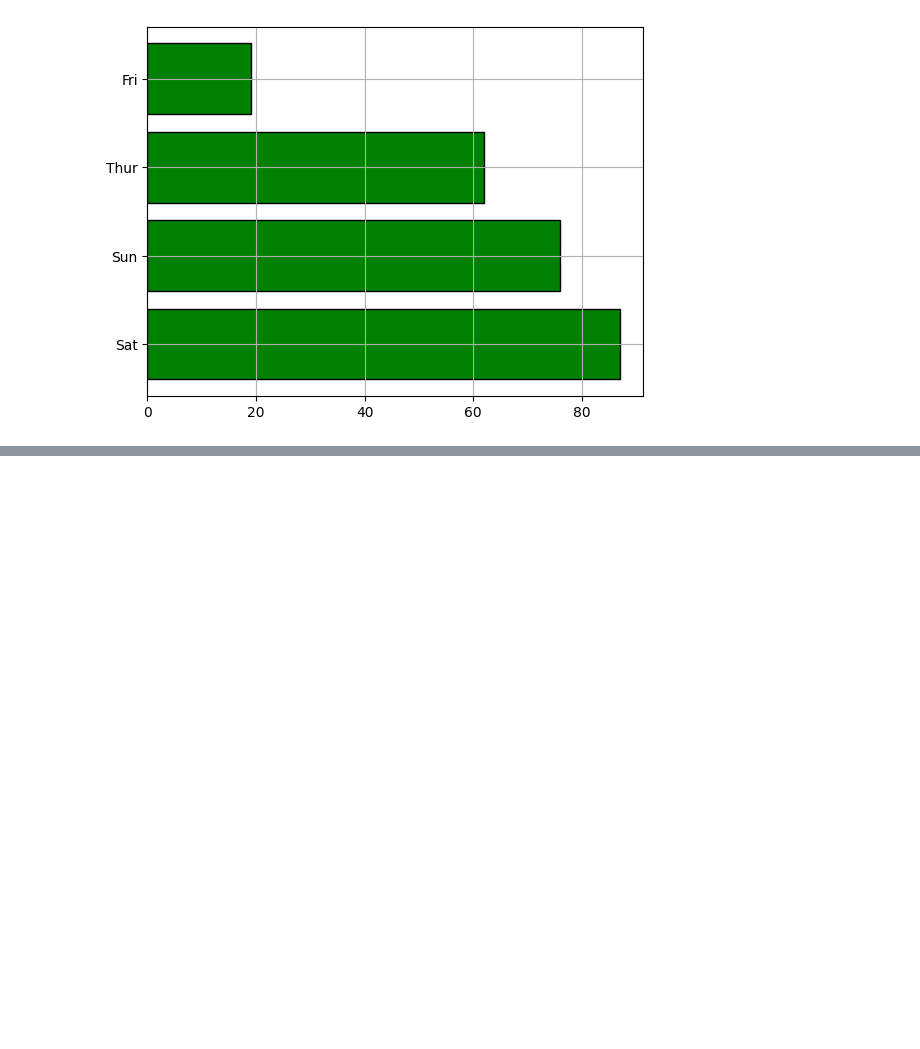
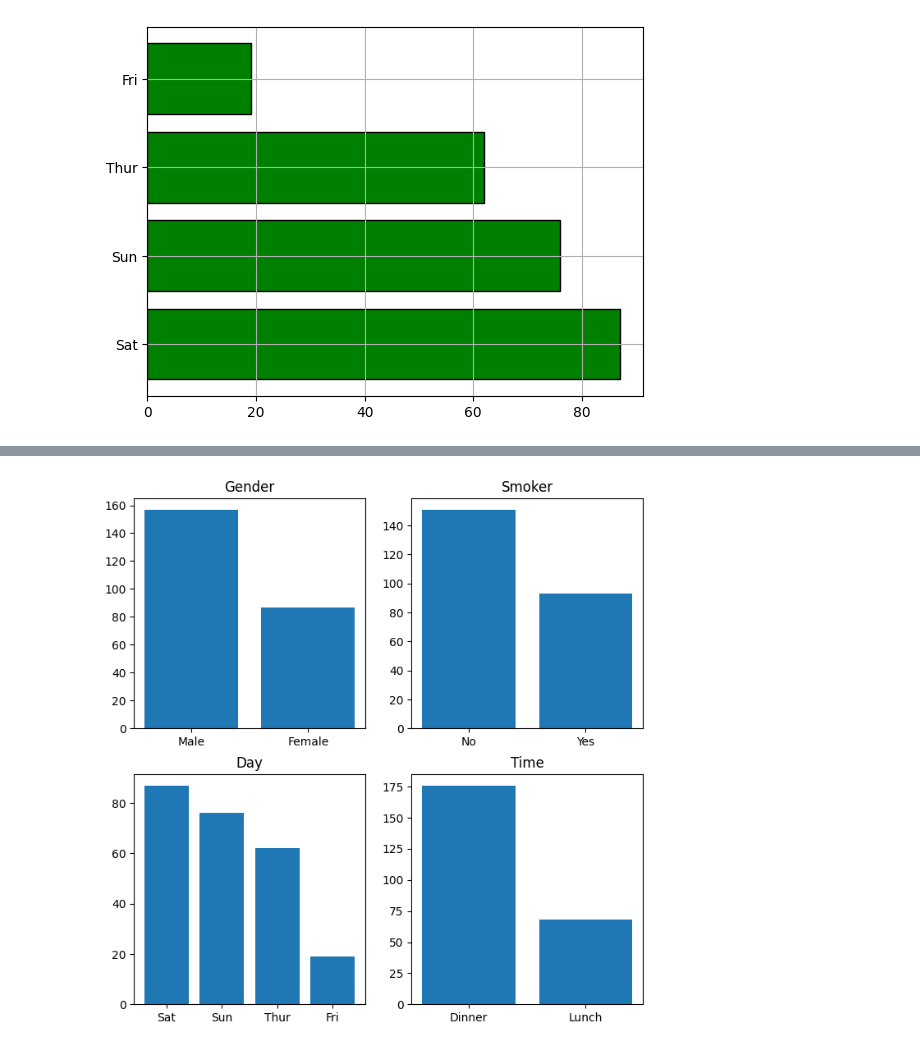
Before and after one commit to Sjleerodls/Data_Analysis, a Jupyter notebook: lab_da/da04_matplotlib_py.ipynb, the cells around one changed output, grey strips where cells are left out. Saved outputs shown, nothing was run; the diff lists cells and outputs as text; code cells hidden in the pictures; blank space fills up the shorter version.

```diff
--- a/lab_da/da04_matplotlib_py.ipynb
+++ b/lab_da/da04_matplotlib_py.ipynb
@@ -460,0 +485,25 @@ plt.show()
+# %%
+gender_count = tips.sex.value_counts()
+smoker_count = tips.smoker.value_counts()
+day_count = tips.day.value_counts()
+time_count = tips.time.value_counts()
+# %%
+fig, axes = plt.subplots(nrows=2, ncols=2, figsize=(8, 8))
+# print(axes) #> 2차원 ndarray
+
+axes[0, 0].bar(x=gender_count.index,
+                height=gender_count.values)
+axes[0, 0].set_title('Gender')
+axes[0, 1].bar(x=smoker_count.index,
+               height=smoker_count.values)
+axes[0, 1].set_title('Smoker')
+axes[1, 0].bar(x=day_count.index,
+               height=day_count.values)
+axes[1, 0].set_title('Day')
+axes[1, 1].bar(x=time_count.index,
+               height=time_count.values)
+axes[1, 1].set_title('Time')
+
+plt.show()
+# %% [output]
+[figure, added]
```
Also changed, not shown: parts of 11 cells of this notebook.
